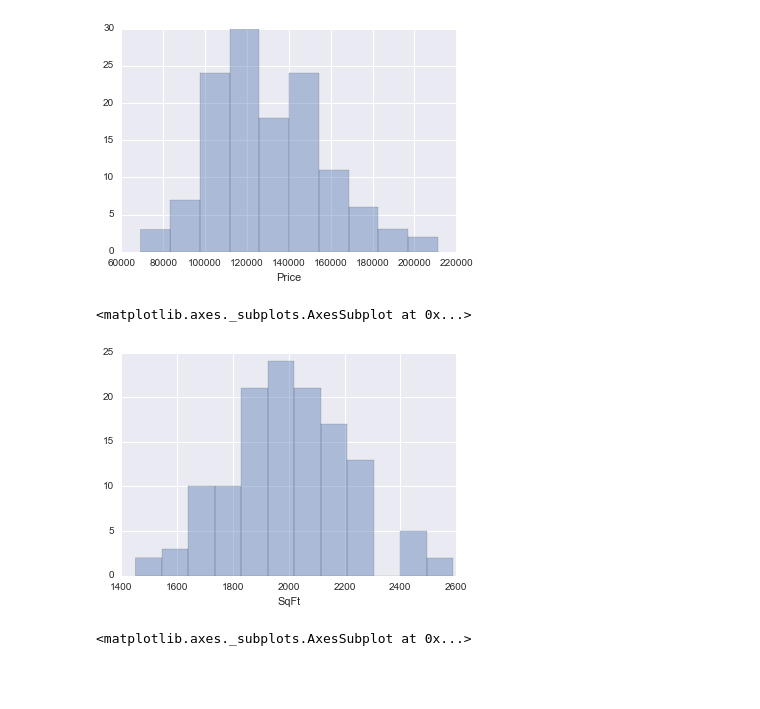
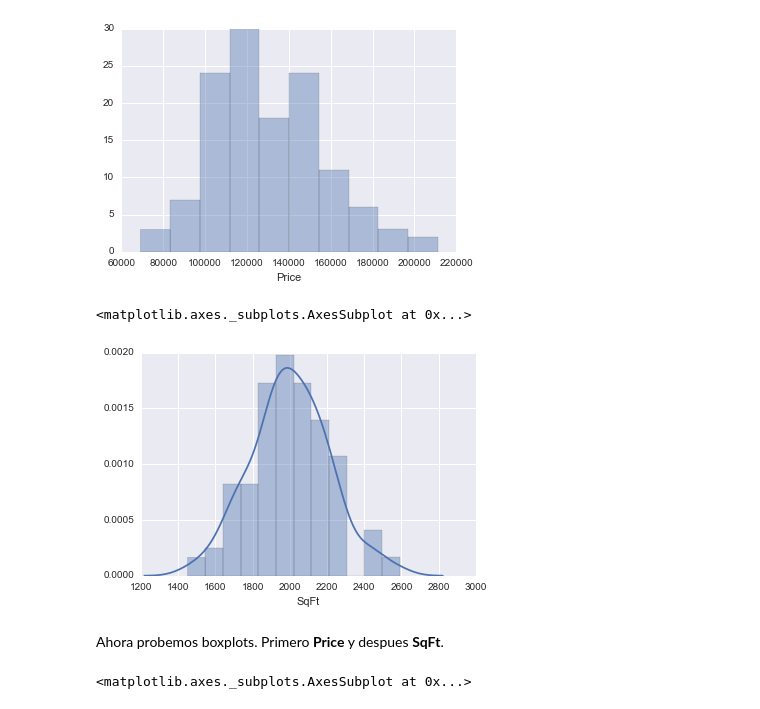
Before and after one commit to carlosquintanillaa/DataMiningPython, a Jupyter notebook: LeyendoExplorando.ipynb, the cells around one changed output. Cells and saved outputs as stored; diff of their text form; code cells hidden in the pictures; blank space fills up the shorter version.

```diff
--- a/Visualization with Python (Seaborn).ipynb
+++ b/LeyendoExplorando.ipynb
@@ -6,5 +11,5 @@ import seaborn as sns
 # %%
-datos = pd.read_csv('/Users/carlosqa/Downloads/HousePrices.csv')
+datos = pd.read_csv('HousePrices.csv')
 # %%
 datos.head()
 # %% [output]
@@ -32,10 +43,12 @@ sns.distplot(datos.Price,kde=False,hist=True,rug=False)
 <matplotlib.axes._subplots.AxesSubplot at 0x...>
 [figure]
 # %%
-sns.distplot(datos.SqFt,kde=False,hist=True,rug=False)
+sns.distplot(datos.SqFt,kde=True,hist=True,rug=False)
 # %% [output]
 <matplotlib.axes._subplots.AxesSubplot at 0x...>
-[figure, old version]
+[figure, new version]
+# %% [markdown]
+Ahora probemos boxplots. Primero **Price** y despues **SqFt**.
 # %%
 sns.boxplot(x="Price",data=datos,orient='v')
 # %% [output]
```
Also changed, not shown: parts of 17 cells of this notebook, 1 other file.
